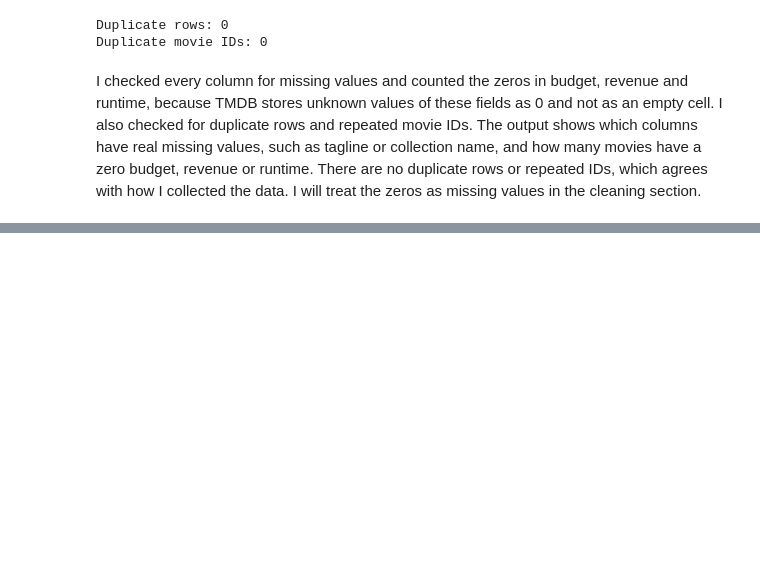
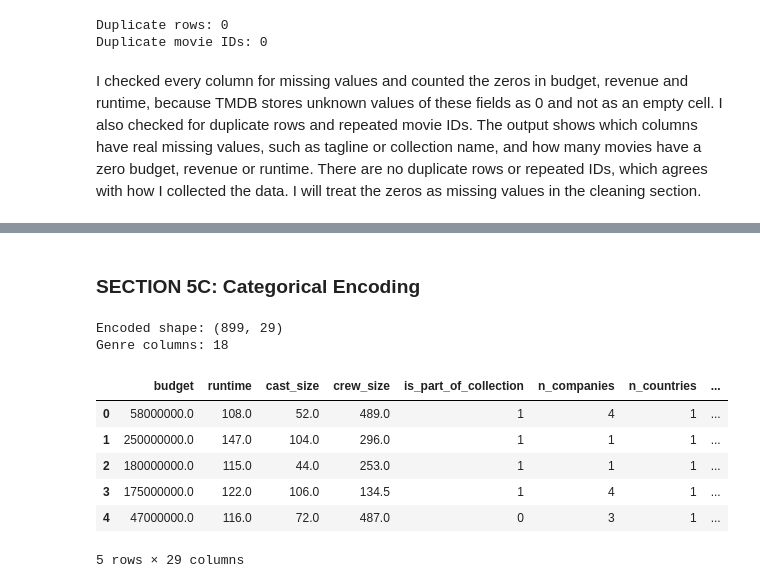
Before and after one commit to eishaiqbal767-cmyk/AI-TMBD-MOVIES-PROJECT, a Jupyter notebook: Notebooks/TMBD_Project.ipynb, the cells around one changed output, grey strips where cells are left out. Cells and saved outputs as stored; diff of their text form; code cells hidden in the pictures; blank space fills up the shorter version.

Commit message:
SECTION 5:Data Cleaning and Preprocessing

```diff
--- a/Notebooks/TMBD_Project.ipynb
+++ b/Notebooks/TMBD_Project.ipynb
@@ -602,0 +637,7 @@ I checked every column for missing values and counted the zeros in budget, reven
+# %%
+df_model = orig[orig['revenue'].notna()].reset_index(drop=True)
+print('Rows before:', len(orig), '| rows after removing missing revenue:', len(df_model))
+print('Rows removed:', len(orig) - len(df_model))
+print('Budget still missing among kept rows:', df_model['budget'].isnull().sum())
+
+df_model.to_csv(f'{PROC_DIR}/tmdb_zeros_as_missing.csv', index=False)
@@ -602,0 +682,13 @@ I checked every column for missing values and counted the zeros in budget, reven
+# %%
+num_cols = ['runtime', 'cast_size', 'crew_size', 'budget']
+print('Mean vs median (why median):')
+display(work[num_cols].agg(['mean', 'median']).T)
+
+imputed = work.copy()
+imputed[num_cols] = SimpleImputer(strategy='median').fit_transform(imputed[num_cols])
+imputed[['original_language']] = SimpleImputer(strategy='most_frequent').fit_transform(imputed[['original_language']])
+imputed[['genres', 'production_countries']] = imputed[['genres', 'production_countries']].fillna('Unknown')
+
+cols = num_cols + ['original_language', 'genres', 'production_countries']
+display(pd.DataFrame({'before_imputation': work[cols].isnull().sum(),
+                      'after_imputation': imputed[cols].isnull().sum()}))
@@ -602,0 +740,38 @@ I checked every column for missing values and counted the zeros in budget, reven
+# %% [markdown]
+### SECTION 5C: Categorical Encoding
+# %%
+enc = imputed.copy()
+
+def n_items(s):
+    return 0 if (pd.isna(s) or s == 'Unknown') else s.count('|') + 1
+
+# simple categorical -> one-hot
+enc['language_group'] = np.where(enc['original_language'] == 'en', 'en', 'other')
+lang_dummies = pd.get_dummies(enc['language_group'], prefix='lang', dtype=int)
+
+# multi-valued genres -> multi-hot
+genre_dummies = enc['genres'].str.get_dummies(sep='|').add_prefix('genre_')
+
+# flag and counts from the other nested fields
+enc['is_part_of_collection'] = enc['collection_name'].notna().astype(int)
+enc['n_companies'] = enc['production_companies'].apply(n_items)
+enc['n_countries'] = enc['production_countries'].apply(n_items)
+enc['n_spoken_languages'] = enc['spoken_languages'].apply(n_items)
+
+encoded = pd.concat([enc[['budget', 'runtime', 'cast_size', 'crew_size',
+                          'is_part_of_collection', 'n_companies', 'n_countries',
+                          'n_spoken_languages', 'revenue']],
+                     lang_dummies, genre_dummies], axis=1)
+print('Encoded shape:', encoded.shape)
+print('Genre columns:', genre_dummies.shape[1])
+display(encoded.head())
+# %% [output]
+Encoded shape: (899, 29)
+Genre columns: 18
+|  | budget | runtime | cast_size | crew_size | is_part_of_collection | n_companies | n_countries | ... |
+| 0 | 58000000.0 | 108.0 | 52.0 | 489.0 | 1 | 4 | 1 | ... |
+| 1 | 250000000.0 | 147.0 | 104.0 | 296.0 | 1 | 1 | 1 | ... |
+| 2 | 180000000.0 | 115.0 | 44.0 | 253.0 | 1 | 1 | 1 | ... |
+| 3 | 175000000.0 | 122.0 | 106.0 | 134.5 | 1 | 4 | 1 | ... |
+| 4 | 47000000.0 | 116.0 | 72.0 | 487.0 | 0 | 3 | 1 | ... |
+5 rows × 29 columns
```
Also changed, not shown: parts of 19 cells of this notebook.
